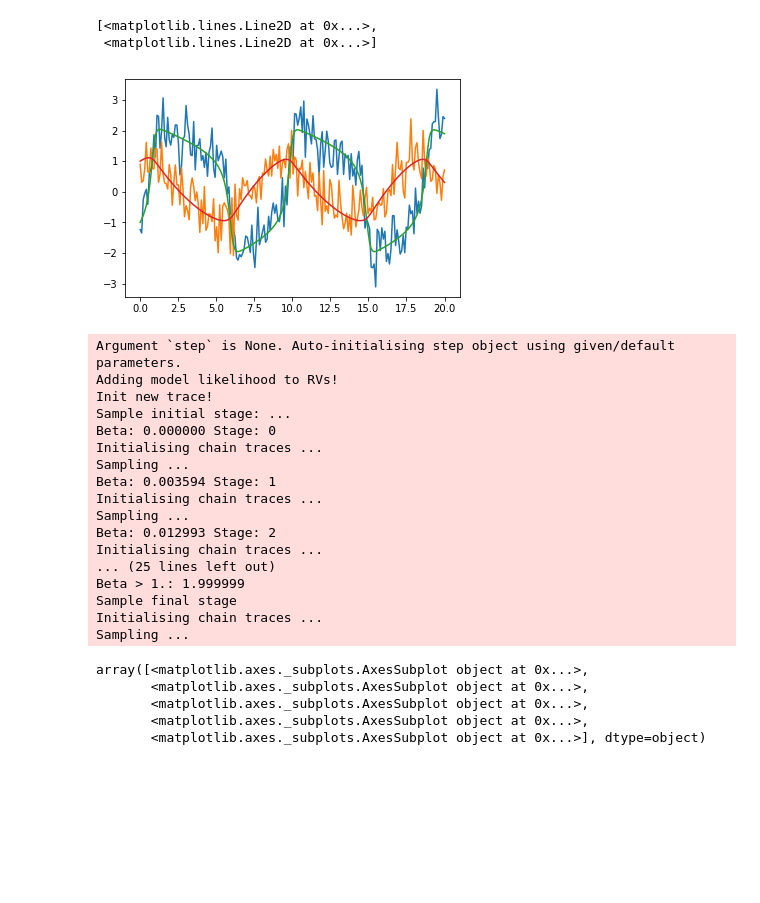
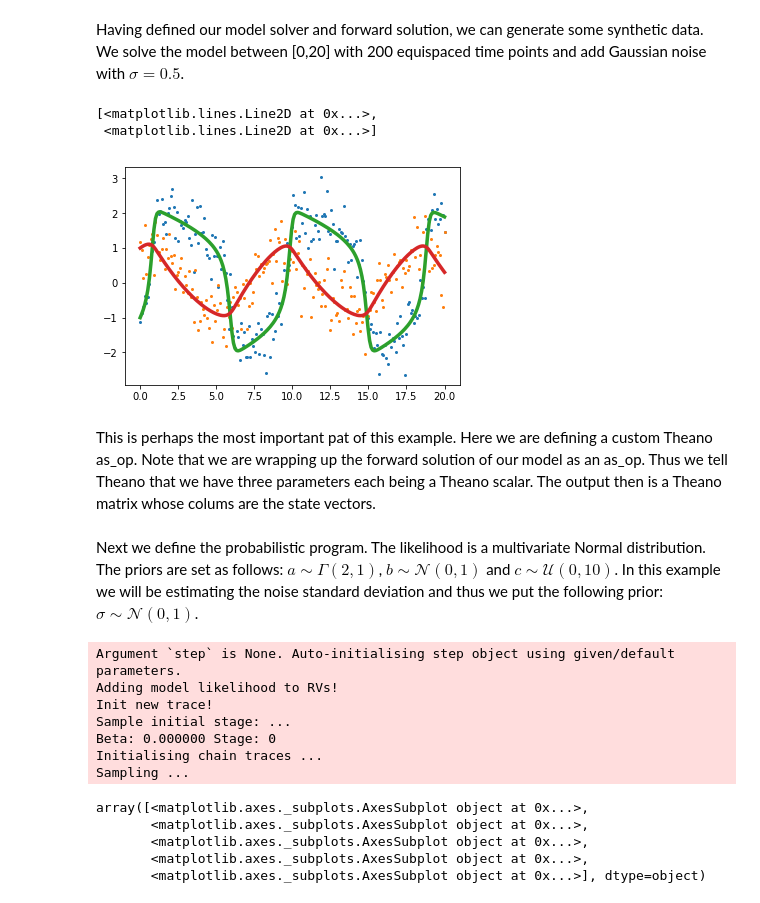
Before and after one commit to sanmitraghosh/P2M2, a Jupyter notebook: Fitzhugh-Nagumo inference.ipynb, the cells around one changed output. Drawn from its saved outputs; the diff is of its cells as text; code cells hidden in the pictures; blank space fills up the shorter version.

```diff
--- a/Fitzhugh-Nagumo inference.ipynb
+++ b/Fitzhugh-Nagumo inference.ipynb
@@ -25,17 +40,23 @@ def model_sol(param):
     time = np.linspace(0, 20, 200)
     solution = odeint(model_deriv, y0, time, args=(param,))
     return np.array(solution)
+# %% [markdown]
+Having defined our model solver and forward solution, we can generate some synthetic data. We solve the model between [0,20] with 200 equispaced time points and add Gaussian noise with $\sigma=0.5$.
 # %%
 time = np.linspace(0, 20, 200)
 sigma=0.5
 sol=model_sol([0.2,0.2,3.])
 Y=sol+np.random.randn(200,2)*sigma
-plt.plot(time,Y)
-plt.plot(time,sol)
+plt.plot(time,Y,linestyle='None',marker='o',markersize=2)
+plt.plot(time,sol,linewidth=3.5)
 # %% [output]
 [<matplotlib.lines.Line2D at 0x...>,
  <matplotlib.lines.Line2D at 0x...>]
-[figure, old version]
+[figure, new version]
+# %% [markdown]
+This is perhaps the most important pat of this example. Here we are defining a custom Theano as_op. Note that we are
+wrapping up the forward solution of our model as an as_op. Thus we tell Theano that we have three parameters each
+being a Theano scalar. The output then is a Theano matrix whose colums are the state vectors.
 # %%
 import theano.tensor as tt
 from theano.compile.ops import as_op
@@ -52,43 +71,44 @@ def lotka_ode_sol(param):
+# %% [markdown]
+Next we define the probabilistic program. The likelihood is a multivariate Normal distribution. The priors are set as follows:
+$a\sim \mathcal{\Gamma}(2,1)$, $b\sim \mathcal{N}(0,1)$ and $c\sim \mathcal{U}(0,10)$. In this example we will be estimating the noise standard deviation and thus we put the following prior: $\sigma\sim \mathcal{N}(0,1)$.
 # %%
 import pymc3 as pm
 from pymc3.step_methods import smc
 from tempfile import mkdtemp
 from scipy import optimize
 basic_model = pm.Model()
-n_steps = 20
-n_chains = 500
-theano.config.floatX = 'float64'
-theano.config.compute_test_value = 'raise'
-theano.config.exception_verbosity= 'high'
+n_steps = 20 # Number of MCMC steps for each particle
+n_chains = 50 # Number of particles (chains)
+
 with basic_model:
 
     # Priors for unknown model parameters
 
-    #a = pm.Beta('a', mu=0.5,sd=0.1, transform=None, shape=2)
-    a = pm.Gamma('a', alpha=2,beta=1, transform=None, shape=3)
-    #a = pm.Uniform('a', lower=-100, upper=100, transform=None, shape=2)
-    #b = pm.Normal('b', mu=0, sd=10)
+
+    a = pm.Gamma('a', alpha=2,beta=1, transform=None)
+    b = pm.Normal('b', mu=0, sd=1)
+    c = pm.Uniform('c', lower=0, upper=10, transform=None)
     sigma = pm.Normal('sigma', mu=0, sd=1)
 
-    # Expected value of outcome
-    #param=np.array([a,b])
-    #p=tt.vector([a,b])
-    #p=[a,b]
-    #p=theano.shared(float([a,b]))
-    #mu = lotka_ode_sol(a,b)
+
+    # Forward model
+
+    mu = lotka_ode_sol(a,b,c)
+
+    # Likelihood (sampling distribution) of observations
+    cov=np.eye(2)*sigma
+    Y_obs = pm.MvNormal('Y_obs', mu=mu, cov=cov, observed=Y)
 
 
-    mu = lotka_ode_sol(a)
-    cov=np.eye(2)*sigma
-    # Likelihood (sampling distribution) of observations
-    Y_obs = pm.MvNormal('Y_obs', mu=mu, cov=cov, observed=Y)
-    #step=pm.Metropolis()
-    #trace=pm.sample(10000,step=step)
     test_folder = mkdtemp(prefix='SMC_TEST')
+
+     # Initial points for each of the chains
     start=[{'a':np.random.uniform(0,15,3),'sigma':np.random.uniform(0,2)} for _ in range(n_chains)]
+
+    # Call SMC sampler
     trace = smc.sample_smc(n_steps=n_steps,n_chains=n_chains,start=start,progressbar=True,
                            homepath=test_folder,
-                           stage=0,tune_interval=5, random_seed=21)
+                           stage=0,tune_interval=5, n_jobs=5,random_seed=21)
 # %% [output]
 Argument `step` is None. Auto-initialising step object using given/default parameters.
 Adding model likelihood to RVs!
@@ -97,16 +117,6 @@ Sample initial stage: ...
 Beta: 0.000000 Stage: 0
 Initialising chain traces ...
 Sampling ...
-Beta: 0.003594 Stage: 1
-Initialising chain traces ...
-Sampling ...
-Beta: 0.012993 Stage: 2
-Initialising chain traces ...
-... (25 lines left out)
-Beta > 1.: 1.999999
-Sample final stage
-Initialising chain traces ...
-Sampling ...
 # %%
 pm.plot_posterior(trace)
 # %% [output]
```
Also changed, not shown: parts of 6 cells of this notebook, 1 other file.
